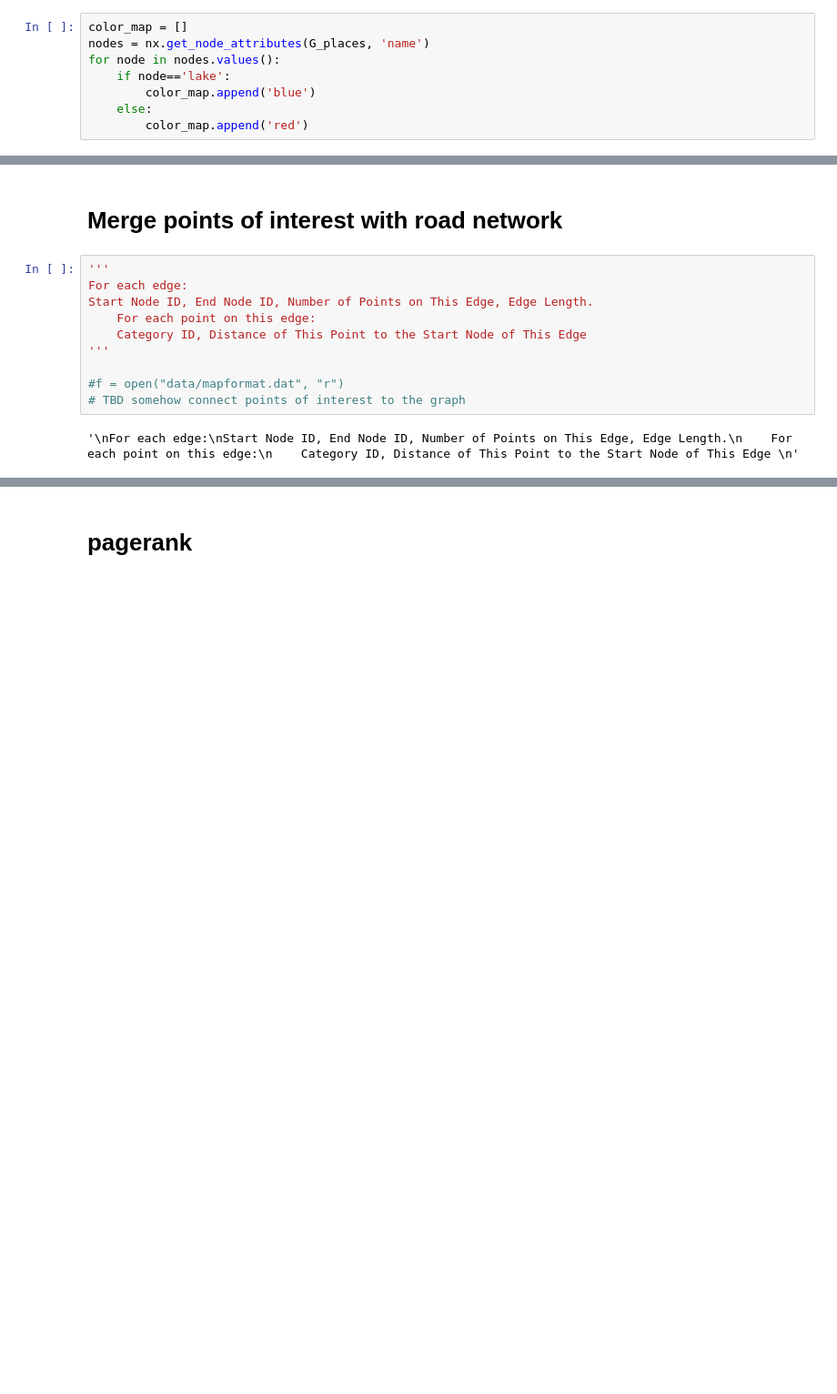
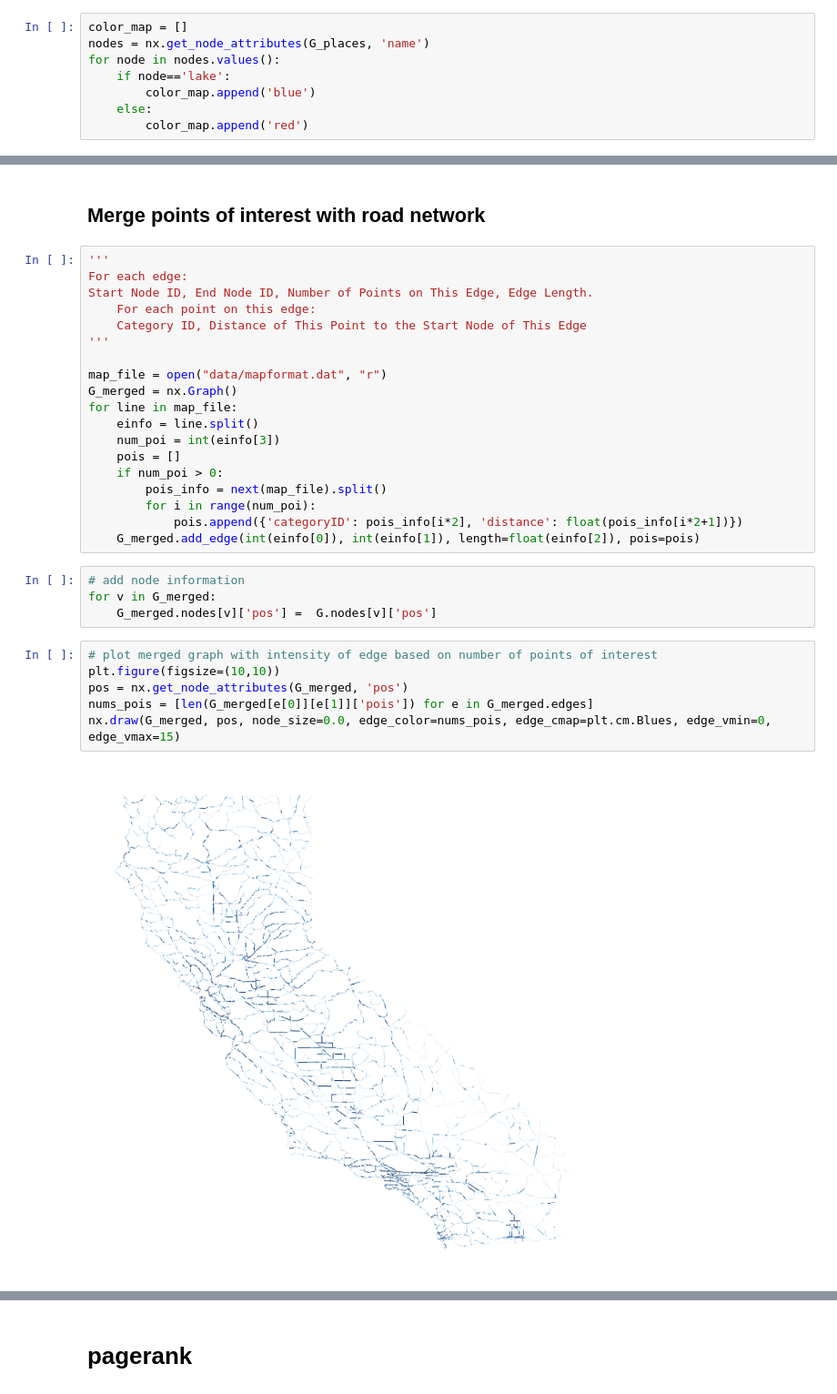
Before and after one commit to Jimmeeee/NA-project, a Jupyter notebook: notebooks/project.ipynb, the cells around one changed output, grey strips where cells are left out. Shown at 91% size. Saved outputs shown, nothing was run; the diff lists cells and outputs as text; blank space fills up the shorter version.

```diff
--- a/notebooks/project.ipynb
+++ b/notebooks/project.ipynb
@@ -92,7 +98,7 @@ nx.draw(G_places, pos, node_size = 0.01, node_color=color_map)
 # %% [output]
 [figure]
 # %% [markdown]
-# Merge points of interest with road network
+## Merge points of interest with road network
 # %%
 '''
 For each edge:
@@ -101,7 +107,26 @@ Start Node ID, End Node ID, Number of Points on This Edge, Edge Length.
     Category ID, Distance of This Point to the Start Node of This Edge
 '''
 
-#f = open("data/mapformat.dat", "r")
-# TBD somehow connect points of interest to the graph
+map_file = open("data/mapformat.dat", "r")
+G_merged = nx.Graph()
+for line in map_file:
+    einfo = line.split()
+    num_poi = int(einfo[3])
+    pois = []
+    if num_poi > 0:
+        pois_info = next(map_file).split()
+        for i in range(num_poi):
+            pois.append({'categoryID': pois_info[i*2], 'distance': float(pois_info[i*2+1])})
+    G_merged.add_edge(int(einfo[0]), int(einfo[1]), length=float(einfo[2]), pois=pois)
-# %% [output]
-'\nFor each edge:\nStart Node ID, End Node ID, Number of Points on This Edge, Edge Length.\n    For each point on this edge:\n    Category ID, Distance of This Point to the Start Node of This Edge \n'
+# %%
+# add node information
+for v in G_merged:
+    G_merged.nodes[v]['pos'] =  G.nodes[v]['pos']
+# %%
+# plot merged graph with intensity of edge based on number of points of interest
+plt.figure(figsize=(10,10))
+pos = nx.get_node_attributes(G_merged, 'pos')
+nums_pois = [len(G_merged[e[0]][e[1]]['pois']) for e in G_merged.edges]
+nx.draw(G_merged, pos, node_size=0.0, edge_color=nums_pois, edge_cmap=plt.cm.Blues, edge_vmin=0, edge_vmax=15)
+# %% [output]
+[figure, added]
```
Also changed, not shown: parts of 22 cells of this notebook.
